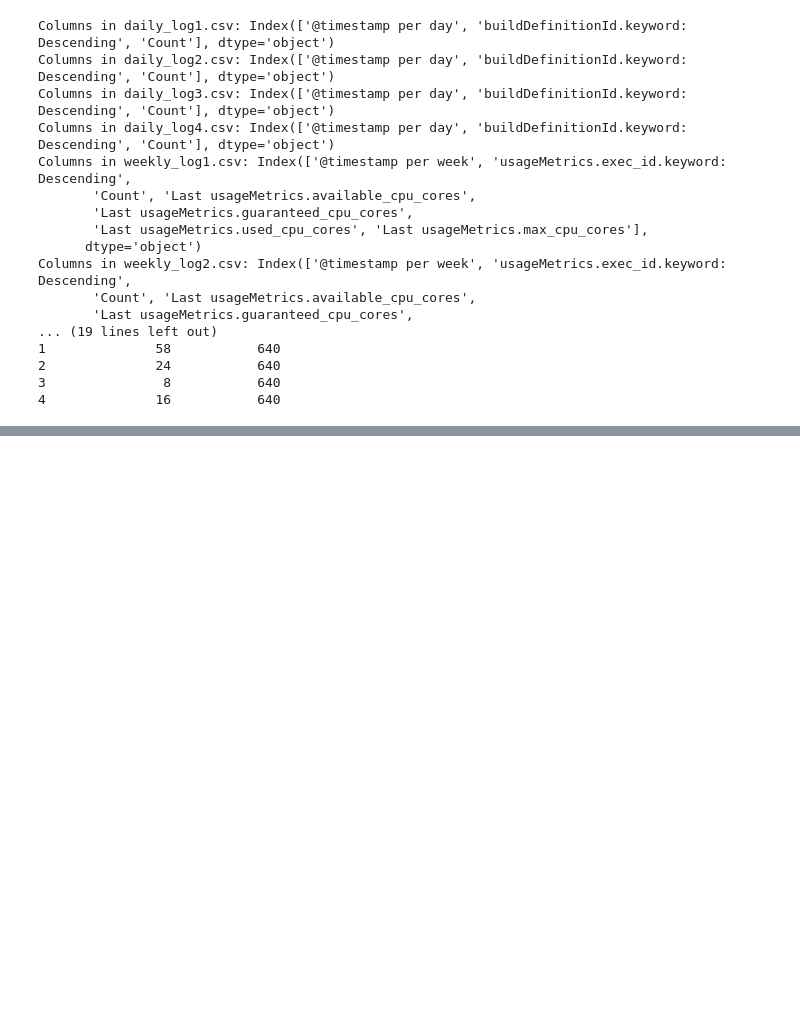
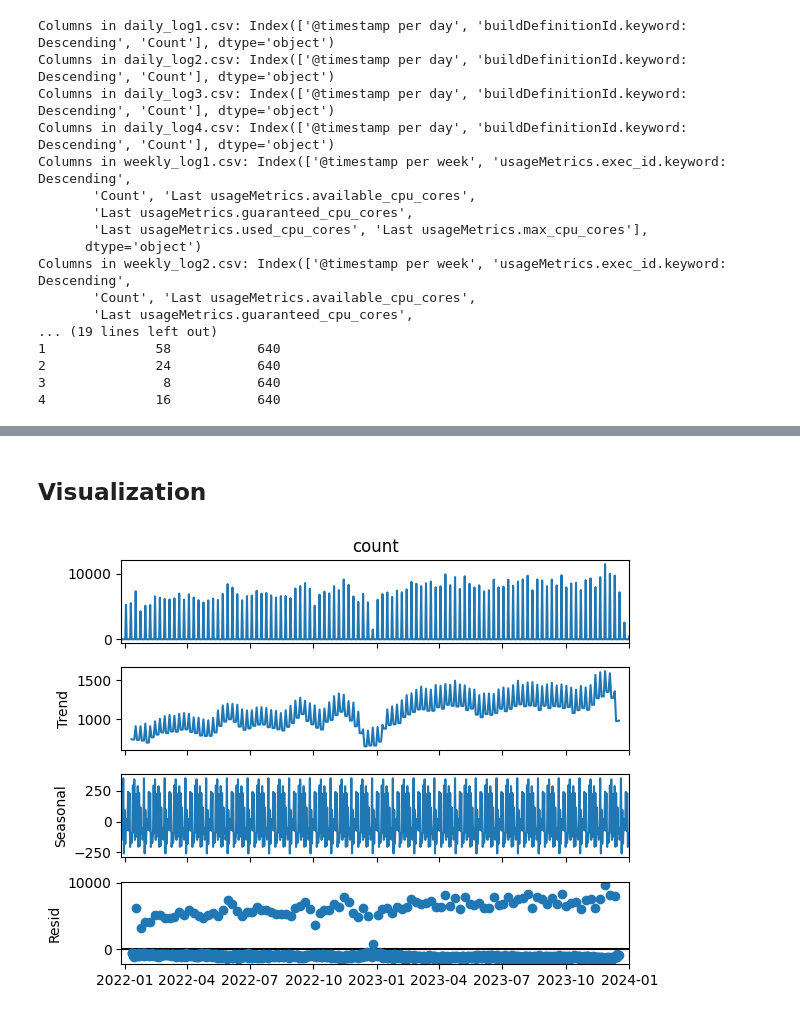
Before and after one commit to droideronline/JenKins-TimeSeries, a Jupyter notebook: Jenkins_TimeSeries.ipynb, the cells around one changed output, grey strips where cells are left out. Drawn from its saved outputs; the diff is of its cells as text; code cells hidden in the pictures; blank space fills up the shorter version.

```diff
--- a/Jenkins_TimeSeries.ipynb
+++ b/Jenkins_TimeSeries.ipynb
@@ -143,0 +81,31 @@ Freq: D, Name: predicted_mean, dtype: float64
+# %%
+# Load daily and weekly data
+daily_combined = pd.read_csv('daily_combined_data.csv', parse_dates=['timestamp'])
+weekly_combined = pd.read_csv('weekly_combined_data.csv', parse_dates=['timestamp'])
+
+# Clean timestamps and ensure they are in the correct format
+daily_combined['timestamp'] = pd.to_datetime(daily_combined['timestamp'])
+weekly_combined['timestamp'] = pd.to_datetime(weekly_combined['timestamp'])
+
+# Set timestamps as index
+daily_combined.set_index('timestamp', inplace=True)
+weekly_combined.set_index('timestamp', inplace=True)
+
+# Fill missing values or handle anomalies
+daily_combined['count'].fillna(0, inplace=True)
+weekly_combined['count'].fillna(0, inplace=True)
+# Resample daily data to ensure consistency (fill missing dates with 0 counts)
+daily_ts = daily_combined['count'].resample('D').sum()
+
+# Resample weekly data to ensure consistency (fill missing dates with 0 counts)
+weekly_ts = weekly_combined['count'].resample('W').sum()
+# %% [markdown]
+## Visualization
+# %%
+from statsmodels.tsa.seasonal import seasonal_decompose
+
+decomposition = seasonal_decompose(daily_ts, model='additive', period=30)
+fig = decomposition.plot()
+plt.show()
+# %% [output]
+[figure, added]
```
Also changed, not shown: parts of 9 cells of this notebook.
